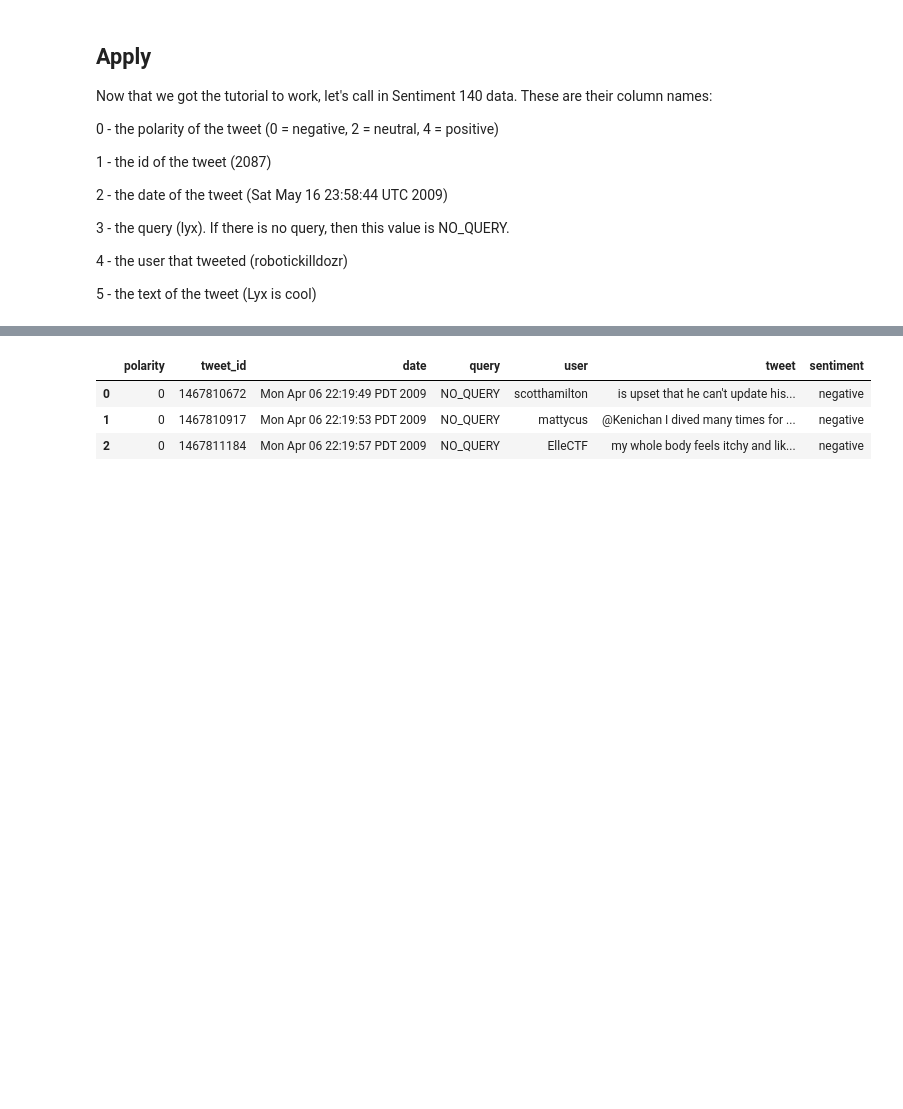
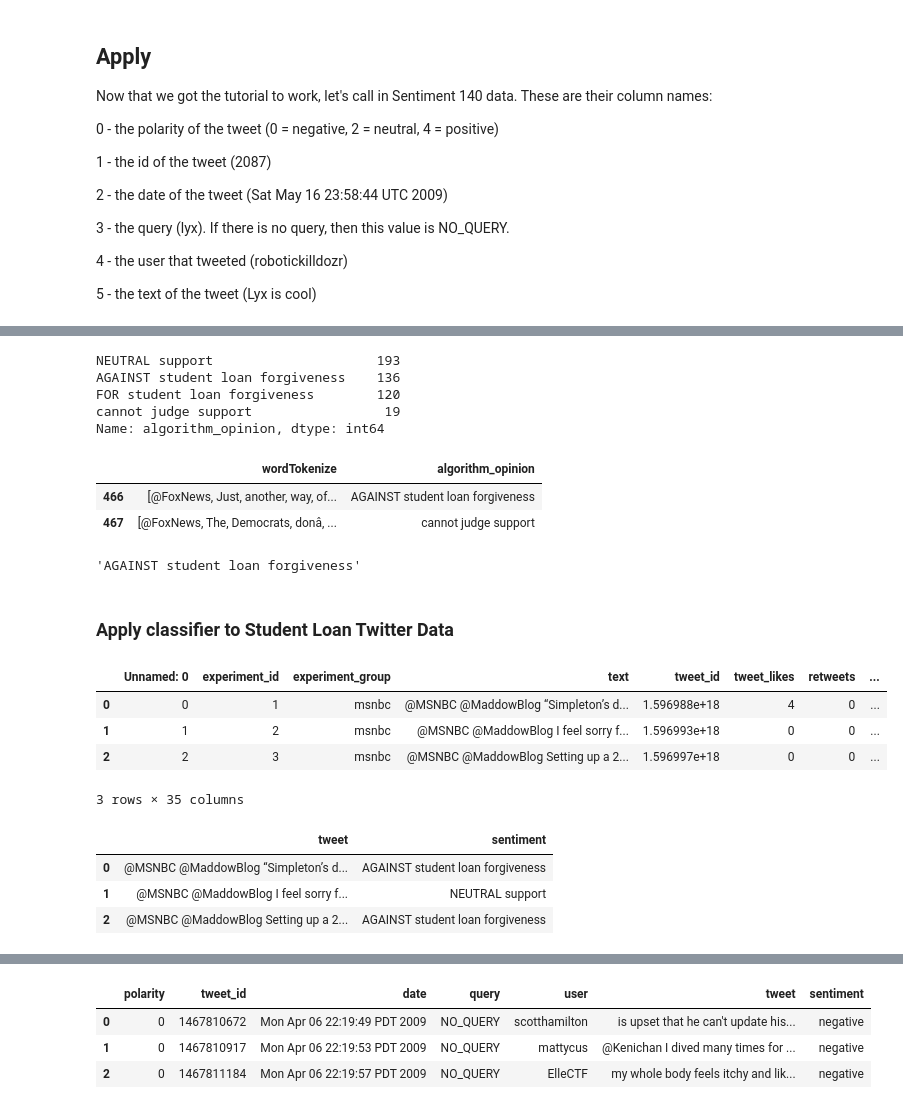
Before and after one commit to mzins/analysis-of-public-opinion, a Jupyter notebook: sentiment_analysis.ipynb, the cells around one changed output, grey strips where cells are left out. Drawn from its saved outputs; the diff is of its cells as text; code cells hidden in the pictures; blank space fills up the shorter version.

```diff
--- a/sentiment_analysis.ipynb
+++ b/sentiment_analysis.ipynb
@@ -162,0 +249,9 @@ Now that we got the tutorial to work, let's call in Sentiment 140 data. These ar
+# %%
+# check how balanced the data is. total count of negative, neutral, and positive sentiment.
+df1['algorithm_opinion'].value_counts() # sentiment --> algorithm_opinion
+# %% [output]
+NEUTRAL support                     193
+AGAINST student loan forgiveness    136
+FOR student loan forgiveness        120
+cannot judge support                 19
+Name: algorithm_opinion, dtype: int64
@@ -162,0 +260,7 @@ Now that we got the tutorial to work, let's call in Sentiment 140 data. These ar
+# %%
+df1.tail(2)
+# fp_data = fb[['wordTokenize', 'algorithm_opinion']]
+# %% [output]
+|  | wordTokenize | algorithm_opinion |
+| 466 | [@FoxNews, Just, another, way, of... | AGAINST student loan forgiveness |
+| 467 | [@FoxNews, The, Democrats, donâ, ... | cannot judge support |
@@ -162,0 +291,27 @@ Now that we got the tutorial to work, let's call in Sentiment 140 data. These ar
+# %%
+# test it out
+tweet = "@FoxNews He\'s having issues isn't he. He can't pass a ban on pew pews, he can't do student loan forgiveness (kind of intentional btw,) he can't pass gas because his heads in the way of natural progression in his bum. He just can't catch a break man. 😪"
+
+classifier.classify(extract_features(tweet.split()))
+# %% [output]
+'AGAINST student loan forgiveness'
+# %% [markdown]
+### Apply classifier to Student Loan Twitter Data
+# %%
+student_data = pd.read_csv('data/master_annotated.csv')
+student_data.head(3)
+# %% [output]
+|  | Unnamed: 0 | experiment_id | experiment_group | text | tweet_id | tweet_likes | retweets | ... |
+| 0 | 0 | 1 | msnbc | @MSNBC @MaddowBlog “Simpleton’s d... | 1.596988e+18 | 4 | 0 | ... |
+| 1 | 1 | 2 | msnbc | @MSNBC @MaddowBlog I feel sorry f... | 1.596993e+18 | 0 | 0 | ... |
+| 2 | 2 | 3 | msnbc | @MSNBC @MaddowBlog Setting up a 2... | 1.596997e+18 | 0 | 0 | ... |
+3 rows × 35 columns
+# %%
+test_data = student_data[['text', 'opinion_label']]
+test_data.columns = ['tweet', 'sentiment'] # rename so we can use tokenize_column() if needed later
+test_data.head(3)
+# %% [output]
+|  | tweet | sentiment |
+| 0 | @MSNBC @MaddowBlog “Simpleton’s d... | AGAINST student loan forgiveness |
+| 1 | @MSNBC @MaddowBlog I feel sorry f... | NEUTRAL support |
+| 2 | @MSNBC @MaddowBlog Setting up a 2... | AGAINST student loan forgiveness |
```
Also changed, not shown: parts of 25 cells of this notebook.
